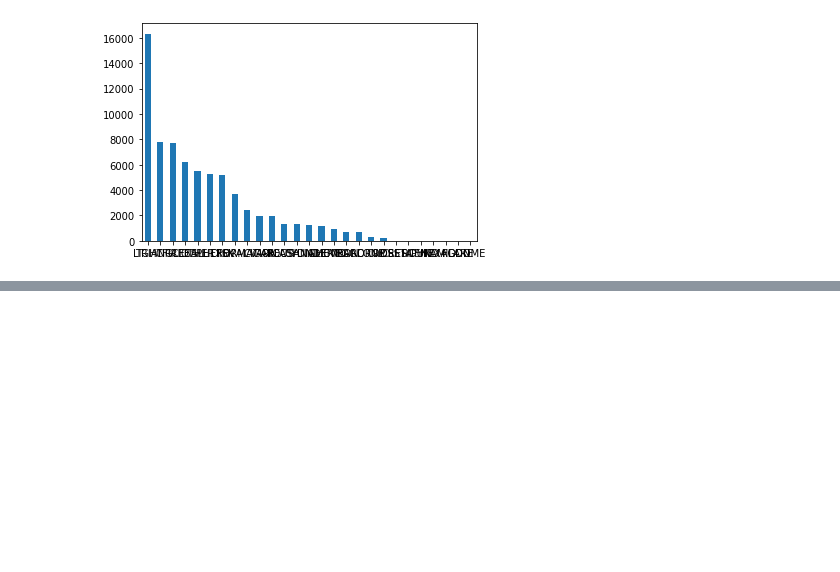
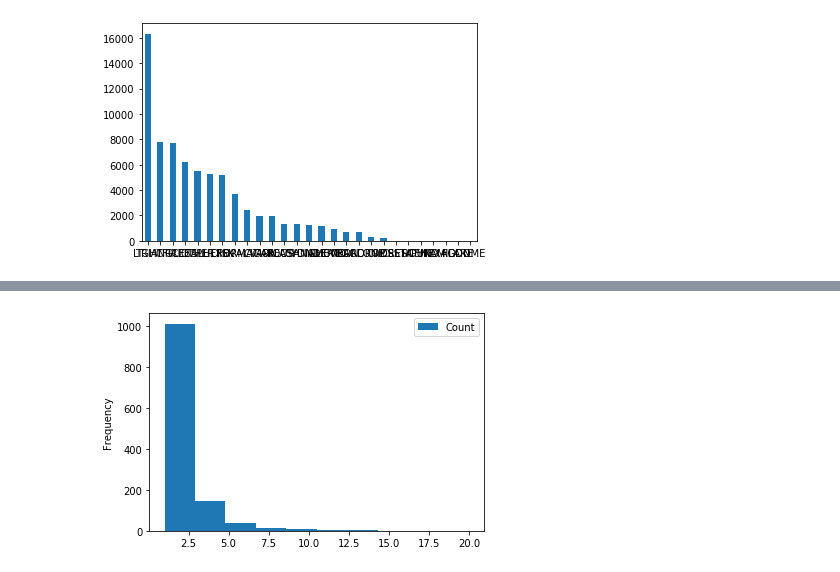
Before and after one commit to pcthink11/dw17, a Jupyter notebook: notebooks/02_pandas_lab.ipynb, the cells around one changed output, grey strips where cells are left out. Cells and saved outputs as stored; diff of their text form; code cells hidden in the pictures; blank space fills up the shorter version.

```diff
--- a/notebooks/02_pandas_lab.ipynb
+++ b/notebooks/02_pandas_lab.ipynb
@@ -70,3 +114,8 @@ goals.head()
 #     Hint: To replace, use a .apply lambda function to remove any plus symbols
 #     Hint: look up pandas dataframes astype method
 #     To check use the dataframe.describe() method to see if it is an integer
+goals['minute']=goals['minute'].apply(lambda x: x.replace("+",""))
+print(goals.head(25))
+print("Before apply the type is", goals['minute'].describe())
+goals['minute']=goals['minute'].apply(pd.to_numeric,downcast='integer')
+print("After apply the type is", goals['minute'].describe())
@@ -82,0 +208,17 @@ goals.head()
+# %%
+# 6. Show a histogram of the number of goals scored by players
+vc=goals['player'].value_counts()
+player_goal_df = vc.rename_axis('Player').reset_index(name='Count')
+#dft=pd.DataFrame(goals['player'],goals['player'].value_counts())
+#dft.describe()
+player_goal_df.head()
+#ax=player_goal_df.hist()
+#patient_dets.set_index('PatientAge')['PatientAgecounts'].plot.bar()
+
+ax=player_goal_df.plot.hist(by='player')
+#ax.set_xlabel("Players")
+#ax.set_ylabel("Number of goals")
+#dft.columns=["Player","Goals"]
+#dft.head()
+# %% [output]
+[figure, added]
```
Also changed, not shown: parts of 10 cells of this notebook.
